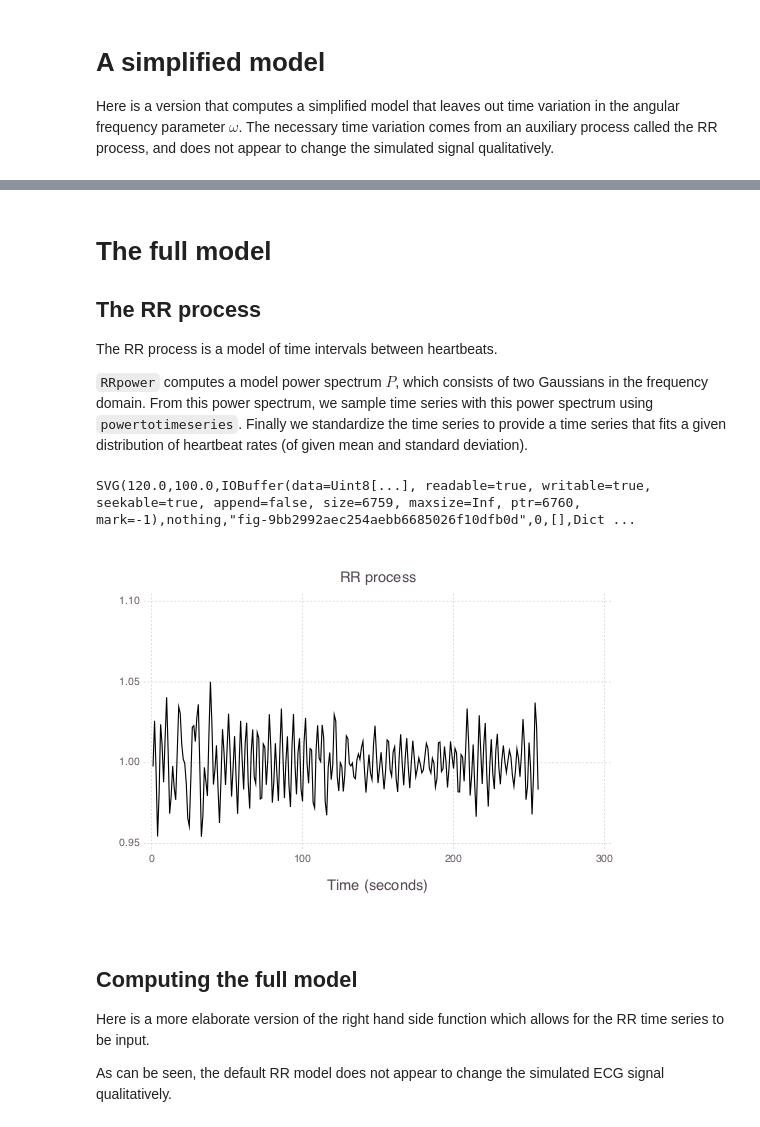
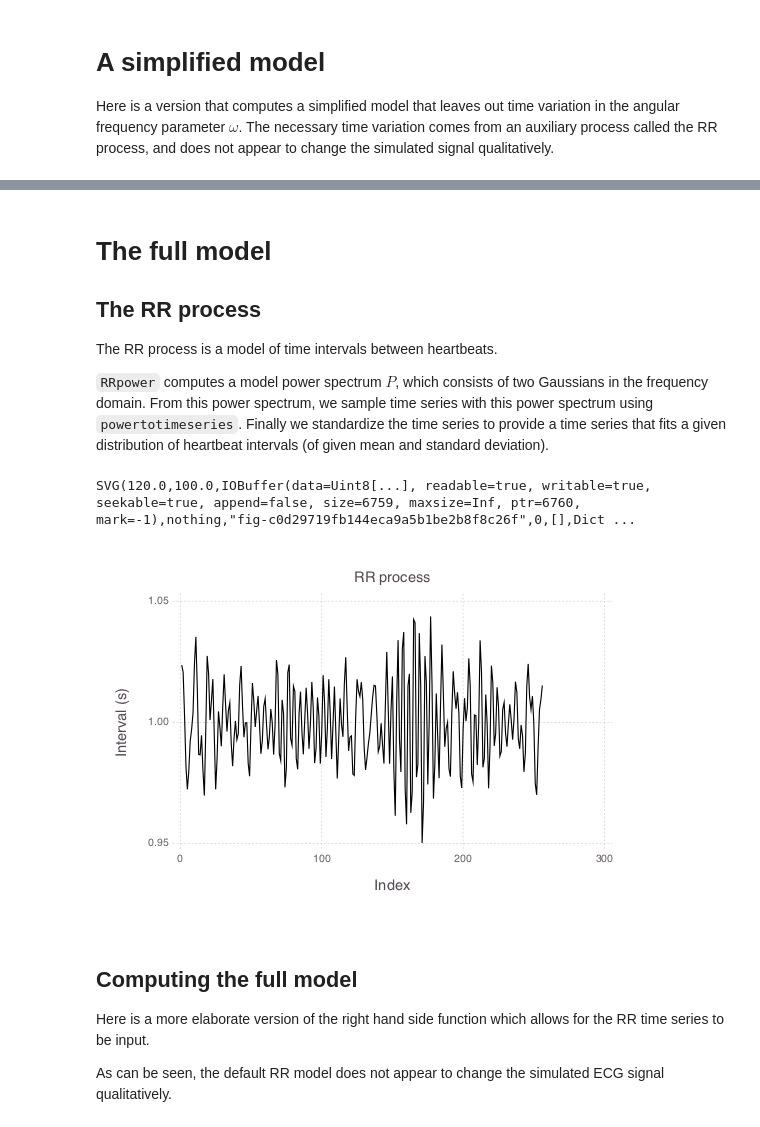
Before and after one commit to jiahao/ijulia-notebooks-assorted, a Jupyter notebook: ECG model.ipynb, the cells around one changed output, grey strips where cells are left out. Saved outputs shown, nothing was run; the diff lists cells and outputs as text; code cells hidden in the pictures.

Commit message:
Clarify wording of ECG model description

```diff
--- a/ECG model.ipynb
+++ b/ECG model.ipynb
@@ -49,7 +46,7 @@ Warning: redefining constant θ
 
 The RR process is a model of time intervals between heartbeats.
 
-`RRpower` computes a model power spectrum $P$, which consists of two Gaussians in the frequency domain. From this power spectrum, we sample time series with this power spectrum using `powertotimeseries`. Finally we standardize the time series to provide a time series that fits a given distribution of heartbeat rates (of given mean and standard deviation).
+`RRpower` computes a model power spectrum $P$, which consists of two Gaussians in the frequency domain. From this power spectrum, we sample time series with this power spectrum using `powertotimeseries`. Finally we standardize the time series to provide a time series that fits a given distribution of heartbeat intervals (of given mean and standard deviation).
 # %%
 function RRpower{T<:Real}(n::Int=0, f₁::T=0.1, f₂::T=0.25, f₁σ::T=0.01, f₂σ::T=0.01,
     σ₁=0.5, samplefreq=1)
@@ -72,36 +69,36 @@ end
 
 function powertotimeseries(f)
     n = length(f)
     f = [f[1:n/2]; f[n/2:-1:1]]
 
     ϕ₀ = 2π*rand(int(n/2-1))
     ϕ = [0, ϕ₀..., 0, -flipud(ϕ₀)...]
     f̃ = f .* exp(im*ϕ)
     real(ifft(f̃))/n
 end
 
 function standardize(data, μ=0.0, σ=1.0)
     normed = (data - mean(data))/std(data)
     μ .+ σ * normed
 end
 
 
 Nrr = 256
 P = RRpower(Nrr)
 draw(SVG(12cm,10cm), plot(Guide.title("RR power spectrum"), Guide.xlabel("Frequency (Hz)"),
     Guide.ylabel("Power (s³)"),
     x=0:1/Nrr:1, y=P, Geom.line, Theme(default_color=color("black"))))
 
 #Heart beat mean and std dev in beats per minute
 heartμ=60
 heartσ=1
 Ts = standardize(powertotimeseries(P), 60/heartμ, 60*heartσ/(heartμ^2))
 
-plot(Guide.title("RR process"), Guide.xlabel("Time (seconds)"), Guide.ylabel(""),
+plot(Guide.title("RR process"), Guide.xlabel("Index"), Guide.ylabel("Interval (s)"),
     x=1:Nrr, y=Ts, Geom.line, Theme(default_color=color("black")))
 # %% [output]
-SVG(120.0,100.0,IOBuffer(data=Uint8[...], readable=true, writable=true, seekable=true, append=false, size=6759, maxsize=Inf, ptr=6760, mark=-1),nothing,"fig-9bb2992aec254aebb6685026f10dfb0d",0,[],Dict ...
+SVG(120.0,100.0,IOBuffer(data=Uint8[...], readable=true, writable=true, seekable=true, append=false, size=6759, maxsize=Inf, ptr=6760, mark=-1),nothing,"fig-c0d29719fb144eca9a5b1be2b8f8c26f",0,[],Dict ...
-[figure, old version]
+[figure, new version]
 # %% [markdown]
 ## Computing the full model
 
```
Also changed, not shown: parts of 2 cells of this notebook.
